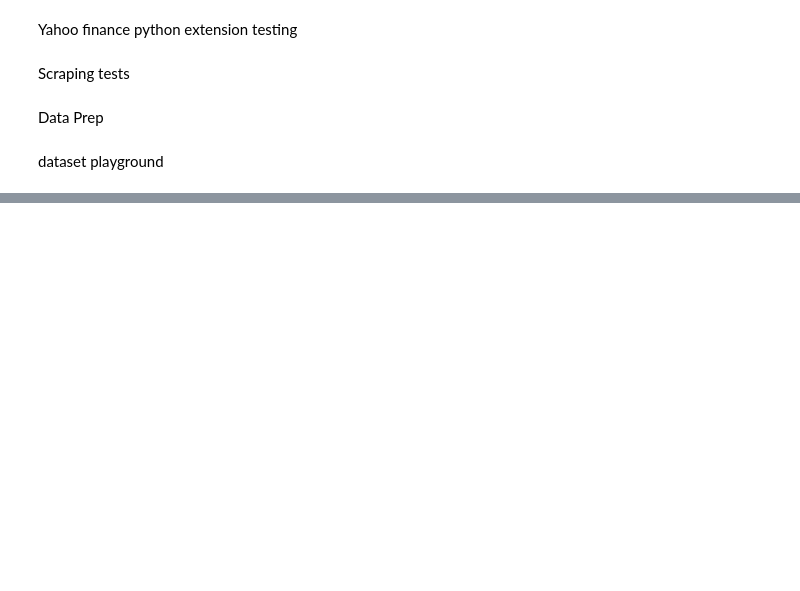
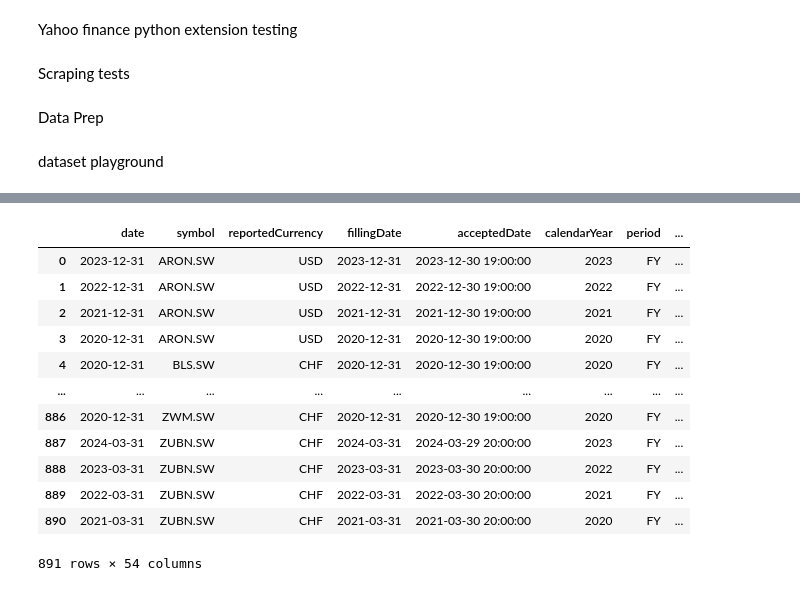
Before and after one commit to quityQ/bachelor, a Jupyter notebook: playground.ipynb, the cells around one changed output, grey strips where cells are left out. Cells and saved outputs as stored; diff of their text form; code cells hidden in the pictures; blank space fills up the shorter version.

```diff
--- a/playground.ipynb
+++ b/playground.ipynb
@@ -131,5 +151 @@ finalLink                                  0
 dtype: int64
-# %%
-df = df.replace(0, np.nan)
-
-print(df.isnull().sum())
@@ -172,0 +152,16 @@ dtype: int64
+# %%
+df.drop(columns='cik')
+# %% [output]
+|  | date | symbol | reportedCurrency | fillingDate | acceptedDate | calendarYear | period | ... |
+| 0 | 2023-12-31 | ARON.SW | USD | 2023-12-31 | 2023-12-30 19:00:00 | 2023 | FY | ... |
+| 1 | 2022-12-31 | ARON.SW | USD | 2022-12-31 | 2022-12-30 19:00:00 | 2022 | FY | ... |
+| 2 | 2021-12-31 | ARON.SW | USD | 2021-12-31 | 2021-12-30 19:00:00 | 2021 | FY | ... |
+| 3 | 2020-12-31 | ARON.SW | USD | 2020-12-31 | 2020-12-30 19:00:00 | 2020 | FY | ... |
+| 4 | 2020-12-31 | BLS.SW | CHF | 2020-12-31 | 2020-12-30 19:00:00 | 2020 | FY | ... |
+| ... | ... | ... | ... | ... | ... | ... | ... | ... |
+| 886 | 2020-12-31 | ZWM.SW | CHF | 2020-12-31 | 2020-12-30 19:00:00 | 2020 | FY | ... |
+| 887 | 2024-03-31 | ZUBN.SW | CHF | 2024-03-31 | 2024-03-29 20:00:00 | 2023 | FY | ... |
+| 888 | 2023-03-31 | ZUBN.SW | CHF | 2023-03-31 | 2023-03-30 20:00:00 | 2022 | FY | ... |
+| 889 | 2022-03-31 | ZUBN.SW | CHF | 2022-03-31 | 2022-03-30 20:00:00 | 2021 | FY | ... |
+| 890 | 2021-03-31 | ZUBN.SW | CHF | 2021-03-31 | 2021-03-30 20:00:00 | 2020 | FY | ... |
+891 rows × 54 columns
```
Also changed, not shown: parts of 13 cells of this notebook, 9 other files.
